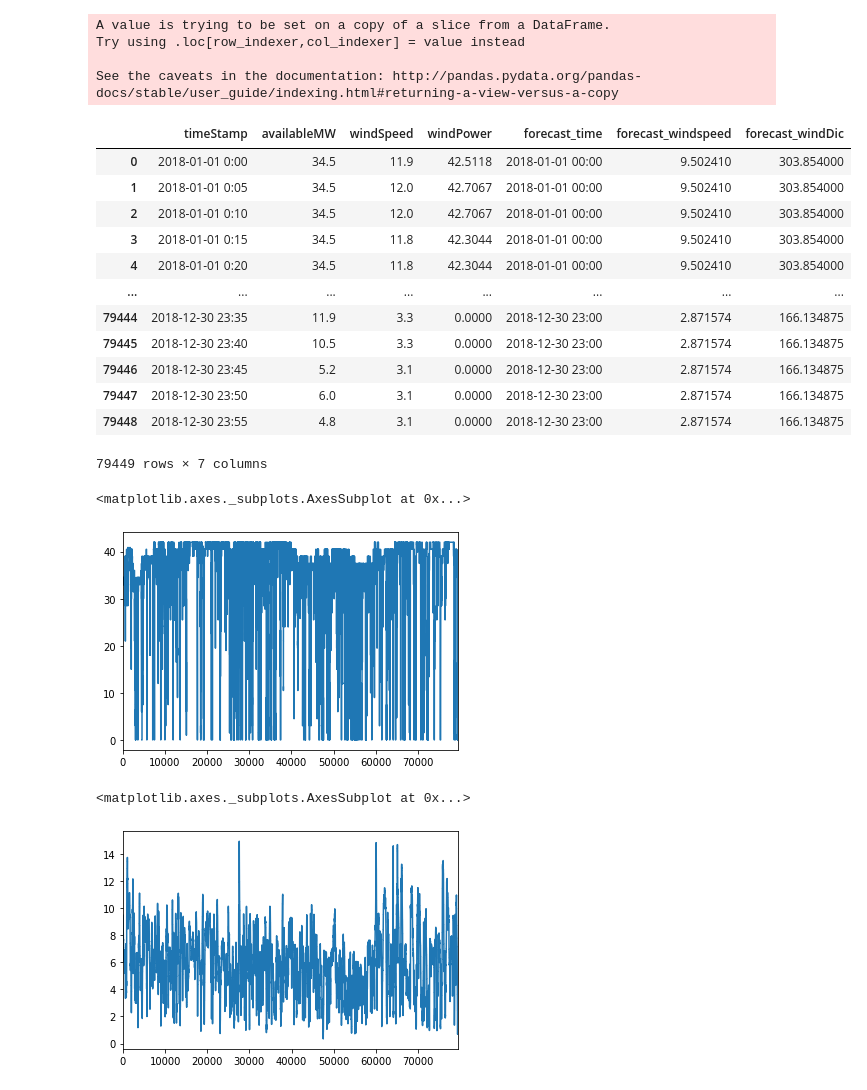
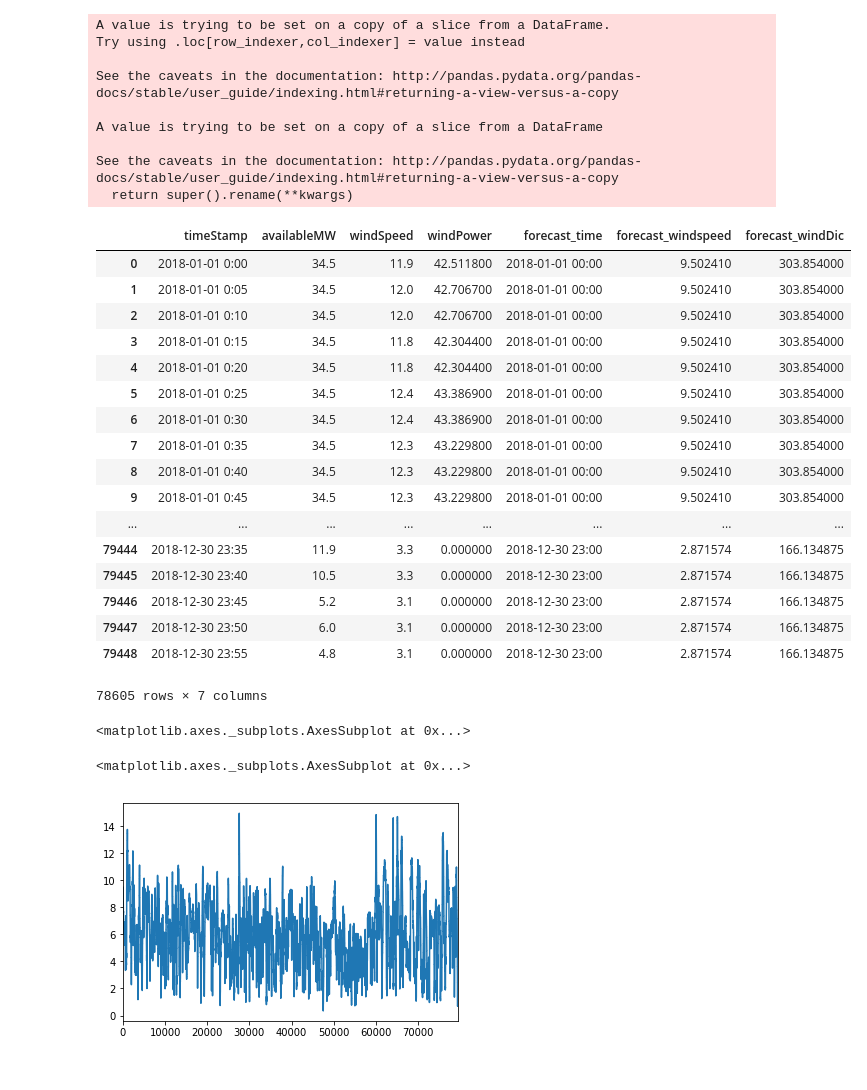
Before and after one commit to diem-ai/wind-energy-prediction, a Jupyter notebook: matt.ipynb, the cells around one changed output. Saved outputs shown, nothing was run; the diff lists cells and outputs as text; code cells hidden in the pictures.

```diff
--- a/matt.ipynb
+++ b/matt.ipynb
@@ -9,56 +9,65 @@ df2 = pd.read_csv('/home/leem/repos/wind-energy-prediction/Dateset#1/Dataset1_me
 trimmed_df = df[:7339]
 def format_datetime(date_string):
     date = datetime.strptime(date_string, '%Y-%m-%d %H:%M')
     return date.strftime('%Y-%m-%d %H:%M')
 
 trimmed_df['forecast_time'] = trimmed_df['Time'].apply(format_datetime)
 trimmed_df.rename(columns = {'windSpeed (m/s)':'forecast_windspeed', 'windDic (degree)':'forecast_windDic'}, inplace = True)
 
 
 def format_measured_datetime(date_string):
     date = datetime.strptime(date_string, '%Y-%m-%d %H:%M')
     return date.strftime('%Y-%m-%d %H:00')
 
 df2['forecast_time'] = df2['timeStamp'].apply(format_measured_datetime)
 combined_df = pd.merge(df2,trimmed_df, on =['forecast_time'])
 
 '''
 for col in combined_df.columns:
     combined_df = combined_df[combined_df[col] != '\\N']
     '''
 combined_df.replace('\\N',np.nan, inplace=True)
 combined_df = combined_df.interpolate(method='linear', limit_direction='forward', axis=0)
-combined_df.dropna()
+combined_df = combined_df.dropna()
 combined_df = combined_df.astype({'availableMW': float, 'windSpeed': float, 'windPower': float, 'forecast_windspeed':float, 'forecast_windDic':float } )
 combined_df.drop(['Time'], axis=1)
 # %% [output]
 A value is trying to be set on a copy of a slice from a DataFrame.
 Try using .loc[row_indexer,col_indexer] = value instead
 
 See the caveats in the documentation: http://pandas.pydata.org/pandas-docs/stable/user_guide/indexing.html#returning-a-view-versus-a-copy
+
+A value is trying to be set on a copy of a slice from a DataFrame
+
+See the caveats in the documentation: http://pandas.pydata.org/pandas-docs/stable/user_guide/indexing.html#returning-a-view-versus-a-copy
+  return super().rename(**kwargs)
 |  | timeStamp | availableMW | windSpeed | windPower | forecast_time | forecast_windspeed | forecast_windDic |
-| 0 | 2018-01-01 0:00 | 34.5 | 11.9 | 42.5118 | 2018-01-01 00:00 | 9.502410 | 303.854000 |
-| 1 | 2018-01-01 0:05 | 34.5 | 12.0 | 42.7067 | 2018-01-01 00:00 | 9.502410 | 303.854000 |
-| 2 | 2018-01-01 0:10 | 34.5 | 12.0 | 42.7067 | 2018-01-01 00:00 | 9.502410 | 303.854000 |
-| 3 | 2018-01-01 0:15 | 34.5 | 11.8 | 42.3044 | 2018-01-01 00:00 | 9.502410 | 303.854000 |
-| 4 | 2018-01-01 0:20 | 34.5 | 11.8 | 42.3044 | 2018-01-01 00:00 | 9.502410 | 303.854000 |
+| 0 | 2018-01-01 0:00 | 34.5 | 11.9 | 42.511800 | 2018-01-01 00:00 | 9.502410 | 303.854000 |
+| 1 | 2018-01-01 0:05 | 34.5 | 12.0 | 42.706700 | 2018-01-01 00:00 | 9.502410 | 303.854000 |
+| 2 | 2018-01-01 0:10 | 34.5 | 12.0 | 42.706700 | 2018-01-01 00:00 | 9.502410 | 303.854000 |
+| 3 | 2018-01-01 0:15 | 34.5 | 11.8 | 42.304400 | 2018-01-01 00:00 | 9.502410 | 303.854000 |
+| 4 | 2018-01-01 0:20 | 34.5 | 11.8 | 42.304400 | 2018-01-01 00:00 | 9.502410 | 303.854000 |
+| 5 | 2018-01-01 0:25 | 34.5 | 12.4 | 43.386900 | 2018-01-01 00:00 | 9.502410 | 303.854000 |
+| 6 | 2018-01-01 0:30 | 34.5 | 12.4 | 43.386900 | 2018-01-01 00:00 | 9.502410 | 303.854000 |
+| 7 | 2018-01-01 0:35 | 34.5 | 12.3 | 43.229800 | 2018-01-01 00:00 | 9.502410 | 303.854000 |
+| 8 | 2018-01-01 0:40 | 34.5 | 12.3 | 43.229800 | 2018-01-01 00:00 | 9.502410 | 303.854000 |
+| 9 | 2018-01-01 0:45 | 34.5 | 12.3 | 43.229800 | 2018-01-01 00:00 | 9.502410 | 303.854000 |
 | ... | ... | ... | ... | ... | ... | ... | ... |
-| 79444 | 2018-12-30 23:35 | 11.9 | 3.3 | 0.0000 | 2018-12-30 23:00 | 2.871574 | 166.134875 |
-| 79445 | 2018-12-30 23:40 | 10.5 | 3.3 | 0.0000 | 2018-12-30 23:00 | 2.871574 | 166.134875 |
-| 79446 | 2018-12-30 23:45 | 5.2 | 3.1 | 0.0000 | 2018-12-30 23:00 | 2.871574 | 166.134875 |
-| 79447 | 2018-12-30 23:50 | 6.0 | 3.1 | 0.0000 | 2018-12-30 23:00 | 2.871574 | 166.134875 |
-| 79448 | 2018-12-30 23:55 | 4.8 | 3.1 | 0.0000 | 2018-12-30 23:00 | 2.871574 | 166.134875 |
+| 79444 | 2018-12-30 23:35 | 11.9 | 3.3 | 0.000000 | 2018-12-30 23:00 | 2.871574 | 166.134875 |
+| 79445 | 2018-12-30 23:40 | 10.5 | 3.3 | 0.000000 | 2018-12-30 23:00 | 2.871574 | 166.134875 |
+| 79446 | 2018-12-30 23:45 | 5.2 | 3.1 | 0.000000 | 2018-12-30 23:00 | 2.871574 | 166.134875 |
+| 79447 | 2018-12-30 23:50 | 6.0 | 3.1 | 0.000000 | 2018-12-30 23:00 | 2.871574 | 166.134875 |
+| 79448 | 2018-12-30 23:55 | 4.8 | 3.1 | 0.000000 | 2018-12-30 23:00 | 2.871574 | 166.134875 |
-79449 rows × 7 columns
+78605 rows × 7 columns
 # %%
 combined_df['availableMW'].plot()
 # %% [output]
 <matplotlib.axes._subplots.AxesSubplot at 0x...>
-[figure, removed]
 # %%
 combined_df['forecast_windspeed'].plot()
 # %% [output]
 <matplotlib.axes._subplots.AxesSubplot at 0x...>
-[figure, old version]
+[figure, new version]
 # %%
 combined_df['windSpeed'].plot()
 # %% [output]
```
Also changed, not shown: parts of 12 cells of this notebook.
